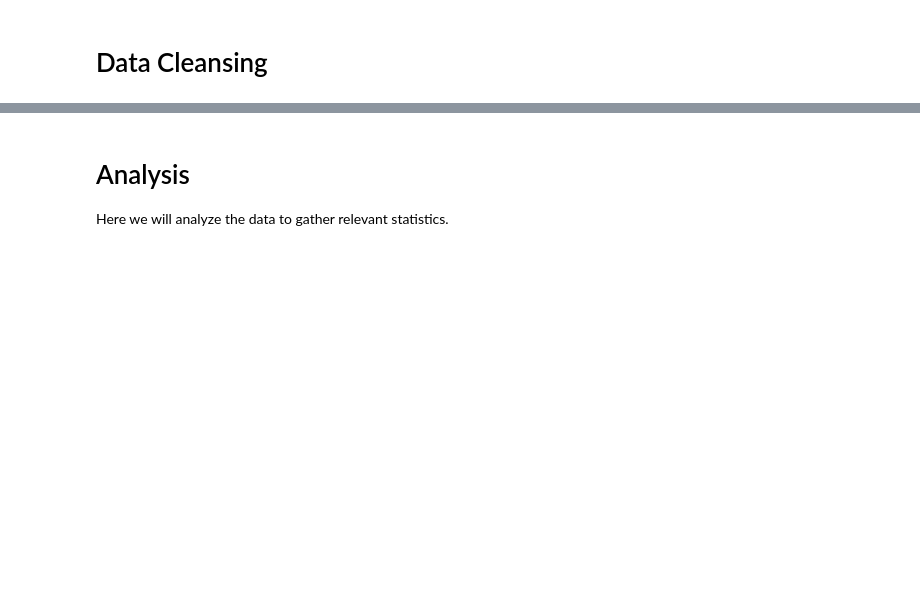
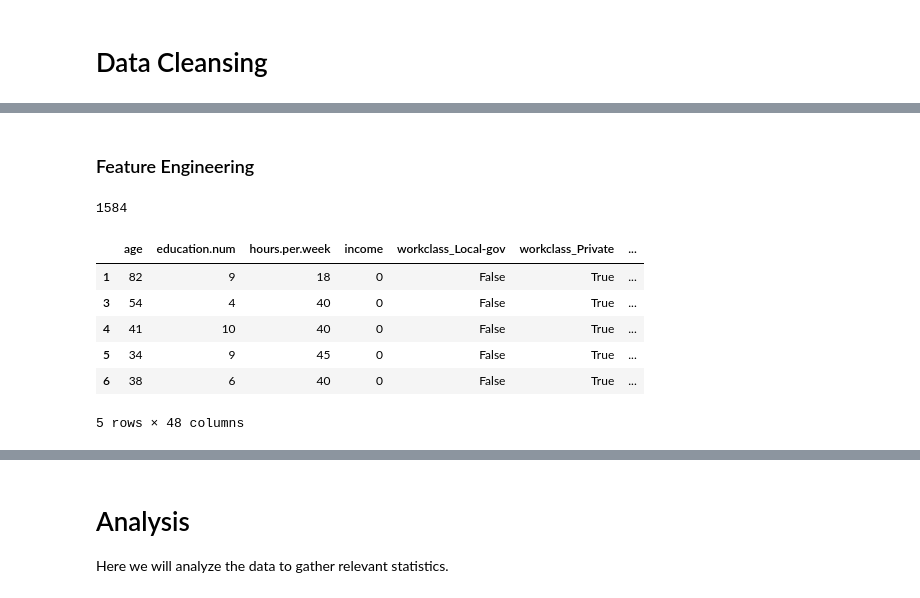
Before and after one commit to LouisUF/Intro-To-ML-Project, a Jupyter notebook: Term Project Group 19.ipynb, the cells around one changed output, grey strips where cells are left out. Cells and saved outputs as stored; diff of their text form; code cells hidden in the pictures; blank space fills up the shorter version.

Commit message:
Added Feature Engineering

```diff
--- a/Term Project Group 19.ipynb
+++ b/Term Project Group 19.ipynb
@@ -197,3 +209,35 @@ print("Invalid records:", len(invalid_hours))
+# %% [markdown]
+### Feature Engineering
+# %%
+# Creating Age Brackets and education brackets
+bins = [0, 0.2, 0.4, 0.6, 1.0]
+labels = ['very_young', 'young', 'middle_aged', 'old']
+
+df['age_group'] = pd.cut(df['age'], bins=bins, labels=labels, right=False)
+df = pd.get_dummies(df, columns=['age_group'],
+                    drop_first=True)
+
+# Education category identifies based off of degree earned: None, highschool-associates, bachelors, masters, doctorate
+bins = [0, 8, 12, 13, 14, 16]
+labels = ['no_degree', 'low_degree', 'bachelors', 'masters', 'doctorate']
+df['education_category'] = pd.cut(df['education.num'], bins=bins, labels=labels, right=False)
+df = pd.get_dummies(df, columns=['education_category'],
+                    drop_first=True)
+
+# education.num x hours.per.week
+df['education.by.hours.worked'] = df['education.num'] * df['hours.per.week']
+print(df['education.by.hours.worked'].max())
+df['education.by.hours.worked'] = df['education.by.hours.worked'] / 1584
+df.head()
+# %% [output]
+1584
+|  | age | education.num | hours.per.week | income | workclass_Local-gov | workclass_Private | ... |
+| 1 | 82 | 9 | 18 | 0 | False | True | ... |
+| 3 | 54 | 4 | 40 | 0 | False | True | ... |
+| 4 | 41 | 10 | 40 | 0 | False | True | ... |
+| 5 | 34 | 9 | 45 | 0 | False | True | ... |
+| 6 | 38 | 6 | 40 | 0 | False | True | ... |
+5 rows × 48 columns
 # %%
 # Split dataset for training into 80/20 data,
 from sklearn.model_selection import train_test_split
```
Also changed, not shown: parts of 52 cells of this notebook.
